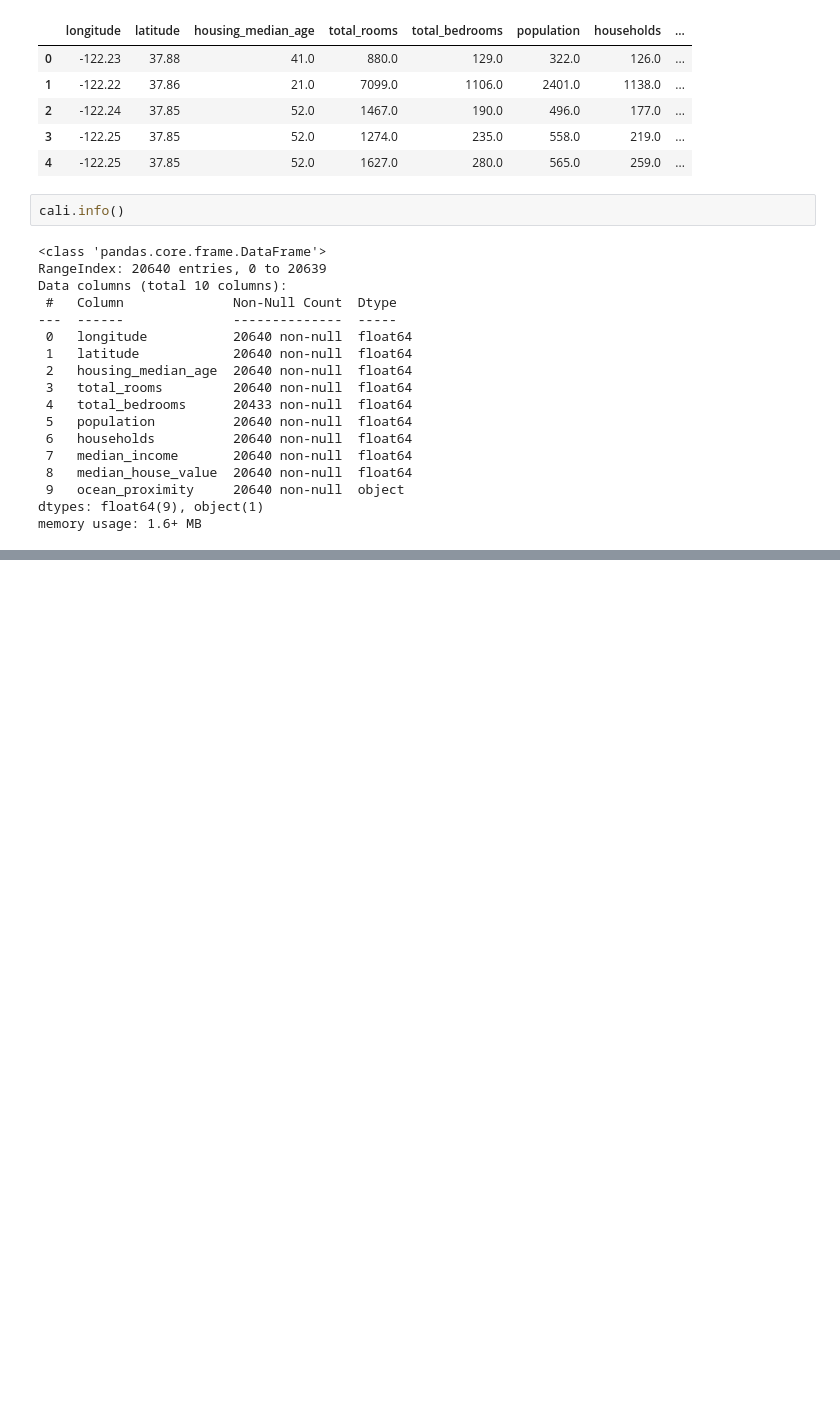
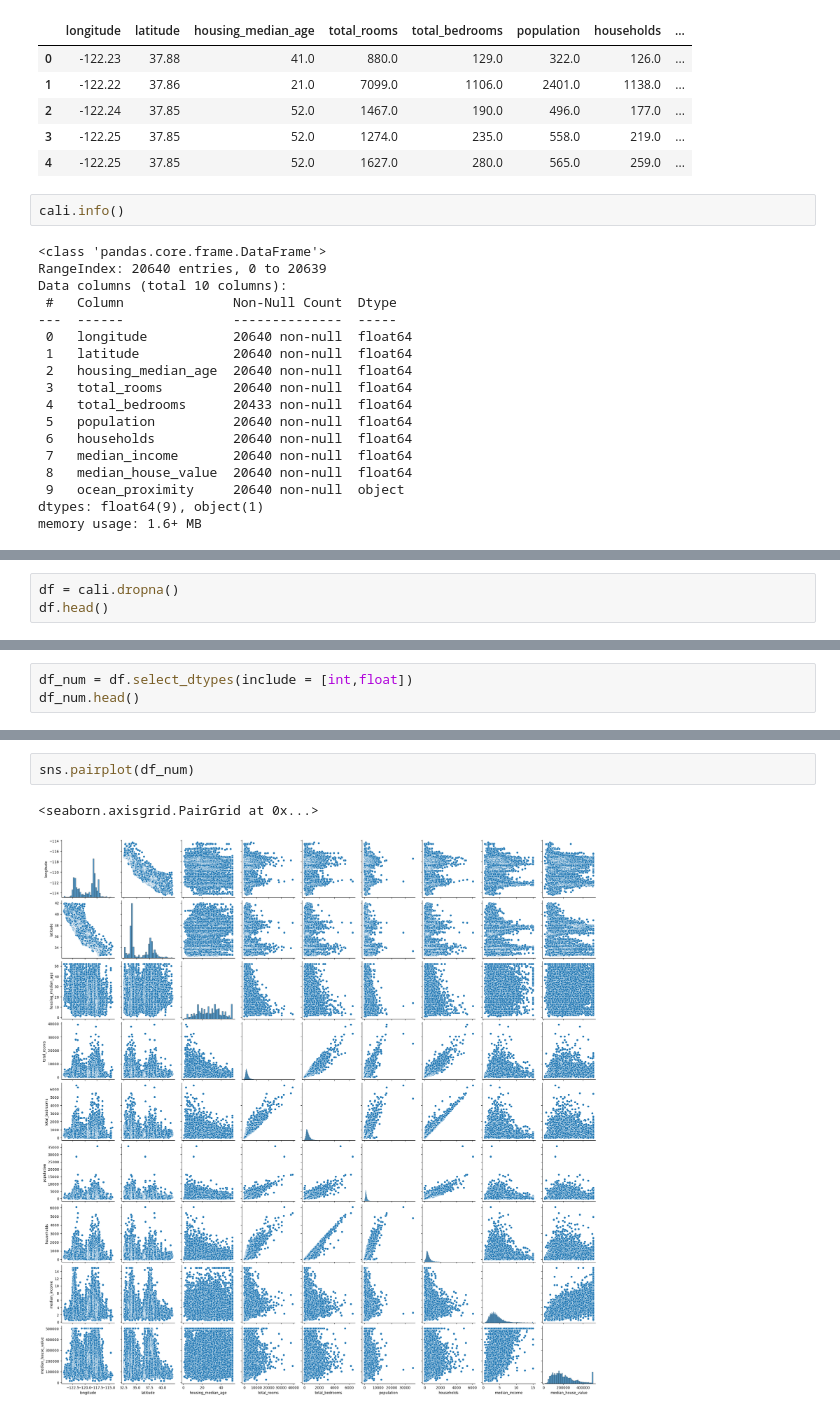
Before and after one commit to lis497/UCBerkeley-Haas-ML, a Jupyter notebook: M8/M8_TryIt1_California_Real_Estate_Prices1.ipynb, the cells around one changed output, grey strips where cells are left out. Cells and saved outputs as stored; diff of their text form; blank space fills up the shorter version.

Commit message:
M8 TryIt 1 Cali Housing prices 2

```diff
--- a/M8/M8_TryIt1_California_Real_Estate_Prices1.ipynb
+++ b/M8/M8_TryIt1_California_Real_Estate_Prices1.ipynb
@@ -50,0 +68,3 @@ memory usage: 1.6+ MB
+# %%
+df = cali.dropna()
+df.head()
@@ -50,0 +98,3 @@ memory usage: 1.6+ MB
+# %%
+df_num = df.select_dtypes(include = [int,float])
+df_num.head()
@@ -50,0 +108,5 @@ memory usage: 1.6+ MB
+# %%
+sns.pairplot(df_num)
+# %% [output]
+<seaborn.axisgrid.PairGrid at 0x...>
+[figure, added]
```
Also changed, not shown: parts of 10 cells of this notebook.
